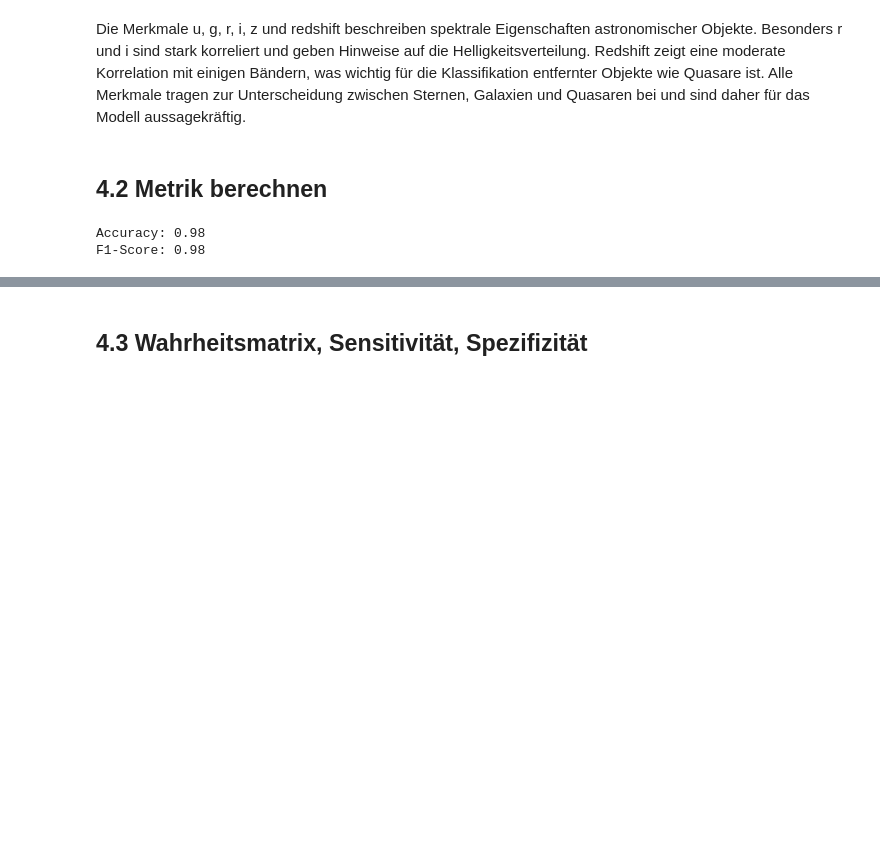
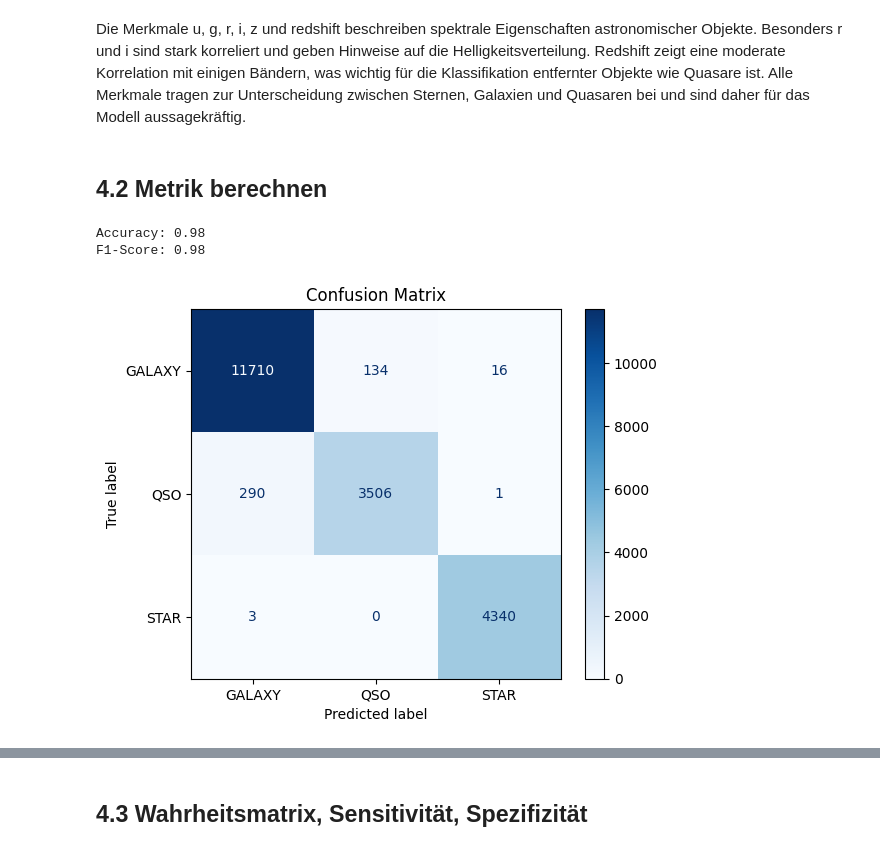
Before and after one commit to seakyy/Machine-Learning, a Jupyter notebook: evaluation.ipynb, the cells around one changed output, grey strips where cells are left out. Saved outputs shown, nothing was run; the diff lists cells and outputs as text; code cells hidden in the pictures; blank space fills up the shorter version.

```diff
--- a/evaluation.ipynb
+++ b/evaluation.ipynb
@@ -33,25 +33,39 @@ Die Merkmale u, g, r, i, z und redshift beschreiben spektrale Eigenschaften astr
 # %%
 from sklearn.ensemble import RandomForestClassifier
 from sklearn.model_selection import train_test_split
-from sklearn.metrics import accuracy_score, f1_score
+from sklearn.metrics import accuracy_score, f1_score, confusion_matrix, ConfusionMatrixDisplay
+import matplotlib.pyplot as plt
+import pandas as pd
 
-import pandas as pd
+# Daten laden
 df = pd.read_csv('star_classification.csv')
 X = df[['u', 'g', 'r', 'i', 'z', 'redshift']]
 y = df['class']
 
+# Trainings- und Testdaten aufteilen
 X_train, X_test, y_train, y_test = train_test_split(X, y, test_size=0.2, random_state=42)
 
+# Modell trainieren
 model = RandomForestClassifier(random_state=42)
 model.fit(X_train, y_train)
 
+# Vorhersagen treffen
 y_pred = model.predict(X_test)
 
+# Metriken berechnen
 accuracy = accuracy_score(y_test, y_pred)
-f1 = f1_score(y_test, y_pred, average='weighted')  # wichtig: average für multiclass
+f1 = f1_score(y_test, y_pred, average='weighted')  # für Multiclass wichtig
 
 print(f"Accuracy: {accuracy:.2f}")
 print(f"F1-Score: {f1:.2f}")
+
+# Confusion Matrix plotten
+cm = confusion_matrix(y_test, y_pred)
+disp = ConfusionMatrixDisplay(confusion_matrix=cm, display_labels=model.classes_)
+disp.plot(cmap=plt.cm.Blues)
+plt.title("Confusion Matrix")
+plt.show()
 # %% [output]
 Accuracy: 0.98
 F1-Score: 0.98
+[figure, added]
```
Also changed, not shown: parts of 1 cell of this notebook.
